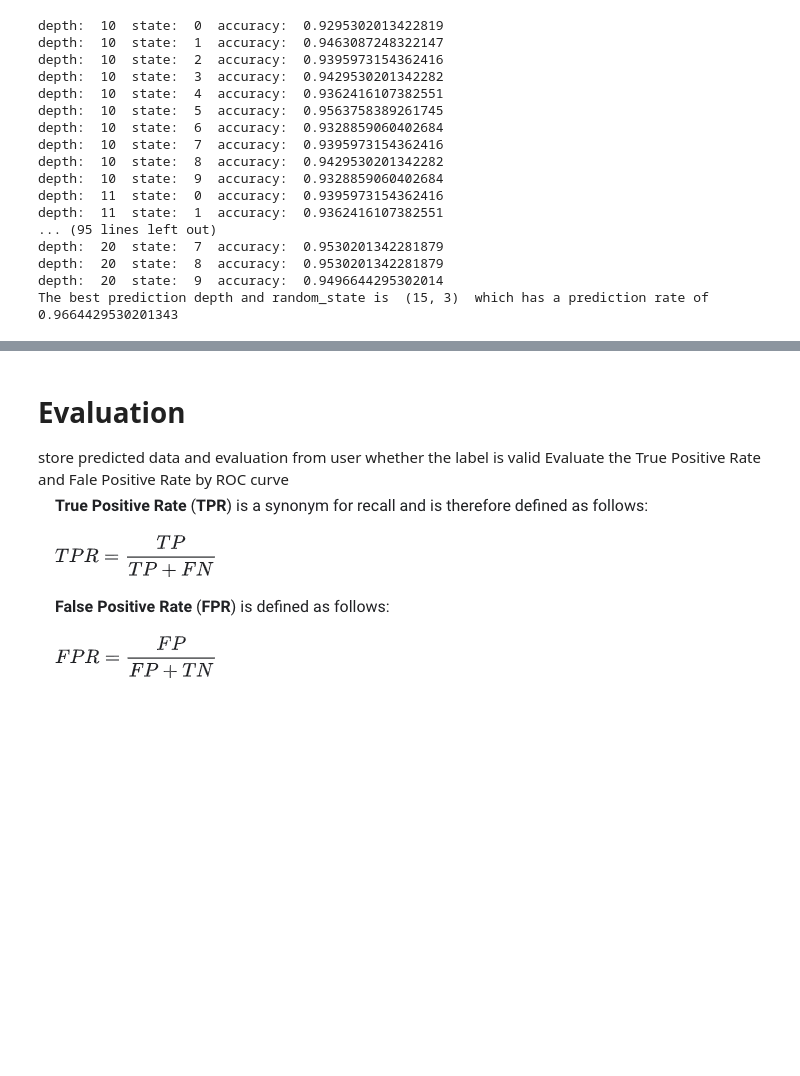
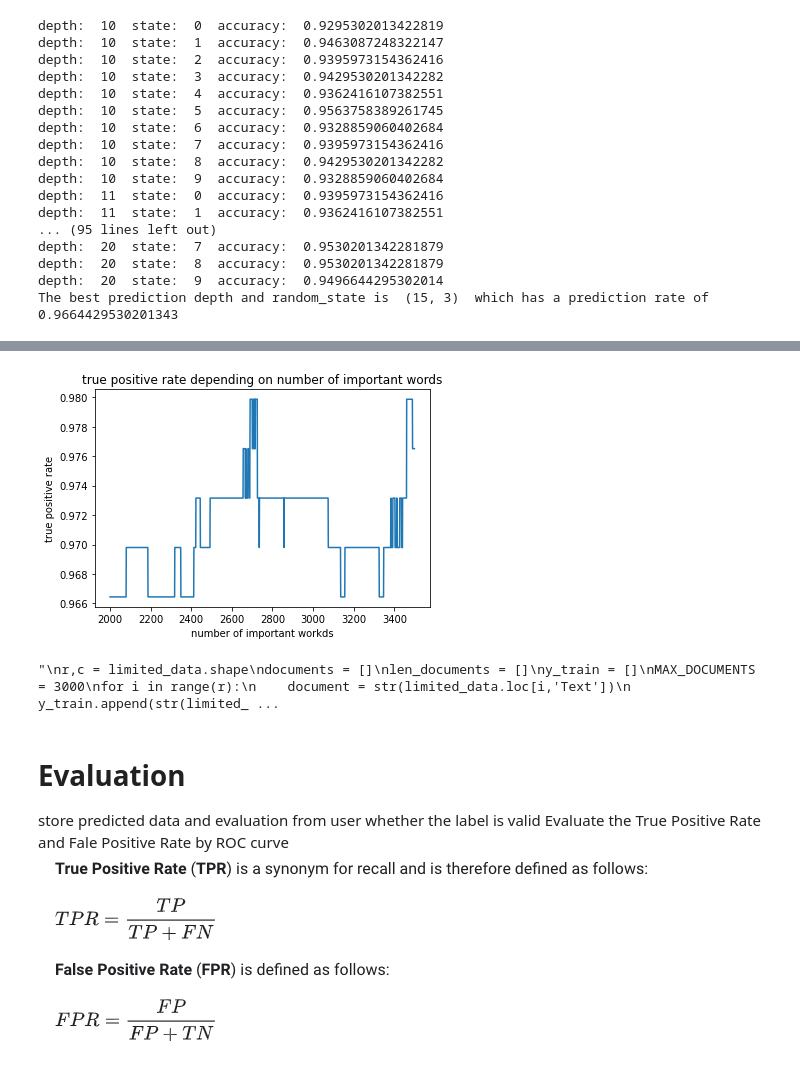
Before and after one commit to ykim879/whats.todays.trend, a Jupyter notebook: revised_news.ipynb, the cells around one changed output, grey strips where cells are left out. Drawn from its saved outputs; the diff is of its cells as text; code cells hidden in the pictures; blank space fills up the shorter version.

```diff
--- a/revised_news.ipynb
+++ b/revised_news.ipynb
@@ -314,4 +409,13 @@ importance.shape, len(label)
+# %%
+plt.plot(feature_non_dict.keys(), feature_non_dict.values())
+plt.title('true positive rate depending on number of important words')
+plt.ylabel('true positive rate')
+plt.xlabel('number of important workds')
+plt.show()
+# %% [output]
+[figure, added]
 # %%
+"""
 r,c = limited_data.shape
 documents = []
 len_documents = []
@@ -333,6 +437,9 @@ for i in len(len_documents) - 1:
 gnb = GaussianNB()
 label = gnb.fit(data[x_train, y_train]).predict(train[len_documents[-1]:])
 print(label)#X_test: keywords, x_train, y_train: trained data
+"""
+# %% [output]
+"\nr,c = limited_data.shape\ndocuments = []\nlen_documents = []\ny_train = []\nMAX_DOCUMENTS = 3000\nfor i in range(r):\n    document = str(limited_data.loc[i,'Text'])\n    y_train.append(str(limited_ ...
 # %% [markdown]
 # Evaluation
 store predicted data and evaluation from user whether the label is valid
```
Also changed, not shown: parts of 16 cells of this notebook, 3 other files.
